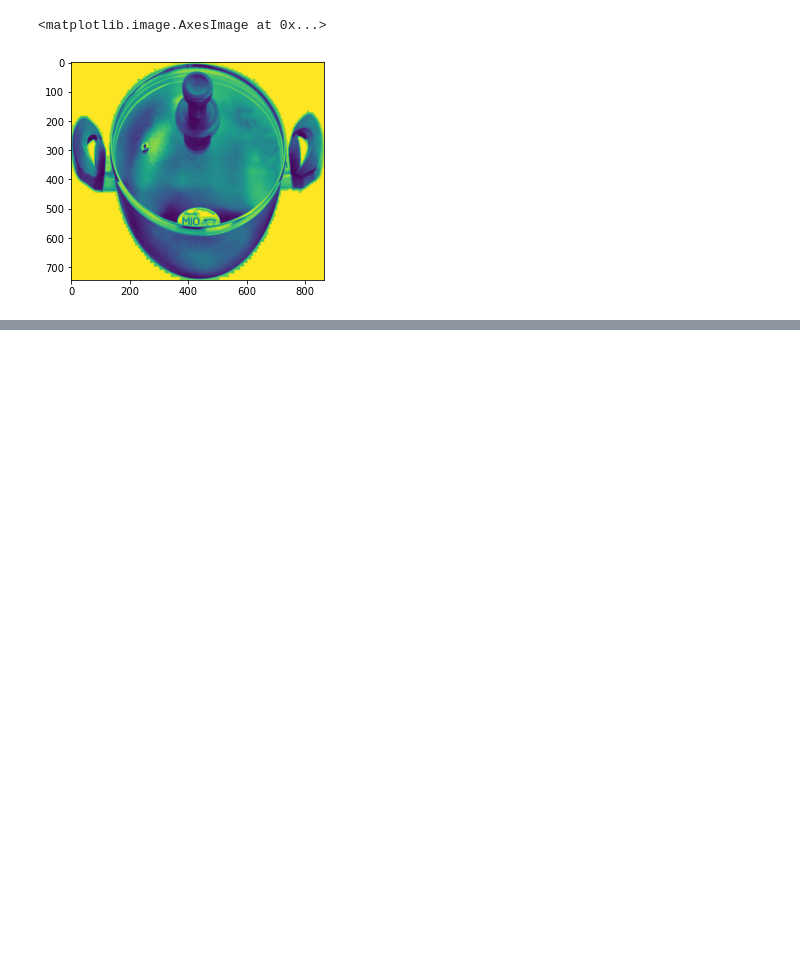
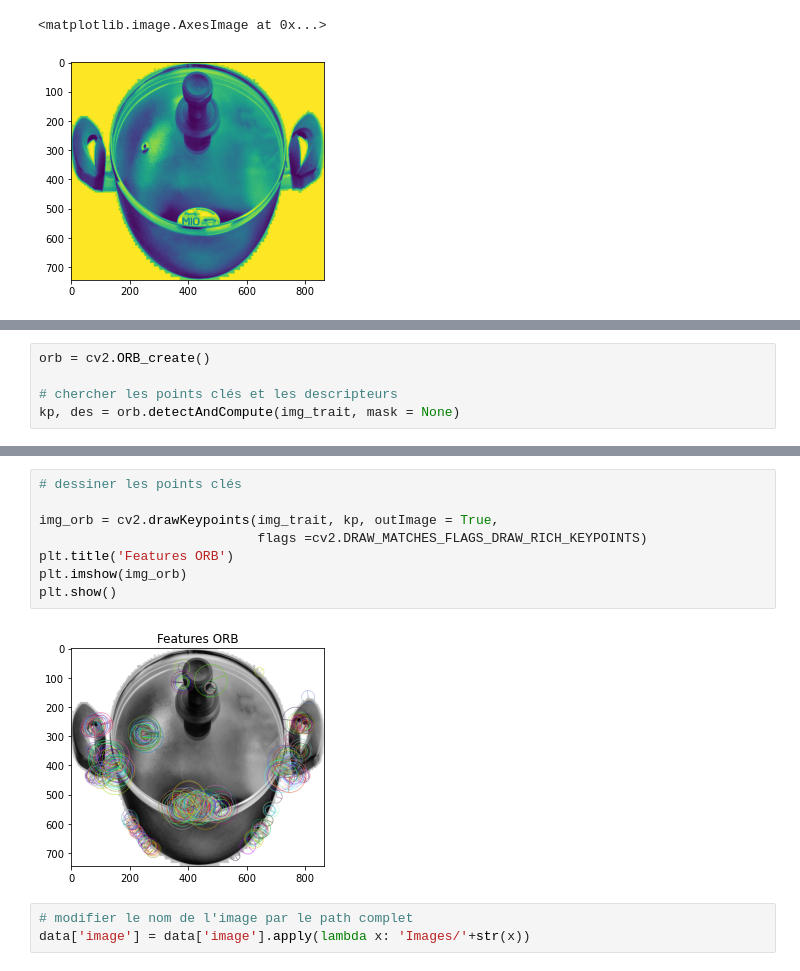
Before and after one commit to Soumaya-kh/marketplace, a Jupyter notebook: P6_NOTEBOOK.ipynb, the cells around one changed output, grey strips where cells are left out. Saved outputs shown, nothing was run; the diff lists cells and outputs as text; blank space fills up the shorter version.

Commit message:
Add: Clasiification des images par ORB

```diff
--- a/P6_NOTEBOOK.ipynb
+++ b/P6_NOTEBOOK.ipynb
@@ -1396,0 +1495,5 @@ Name: img_height, dtype: float64
+# %%
+orb = cv2.ORB_create()
+
+# chercher les points clés et les descripteurs
+kp, des = orb.detectAndCompute(img_trait, mask = None)
@@ -1396,0 +1511,13 @@ Name: img_height, dtype: float64
+# %%
+# dessiner les points clés
+
+img_orb = cv2.drawKeypoints(img_trait, kp, outImage = True,
+                            flags =cv2.DRAW_MATCHES_FLAGS_DRAW_RICH_KEYPOINTS)
+plt.title('Features ORB')
+plt.imshow(img_orb)
+plt.show()
+# %% [output]
+[figure, added]
+# %%
+# modifier le nom de l'image par le path complet
+data['image'] = data['image'].apply(lambda x: 'Images/'+str(x))
```
Also changed, not shown: parts of 125 cells of this notebook.
